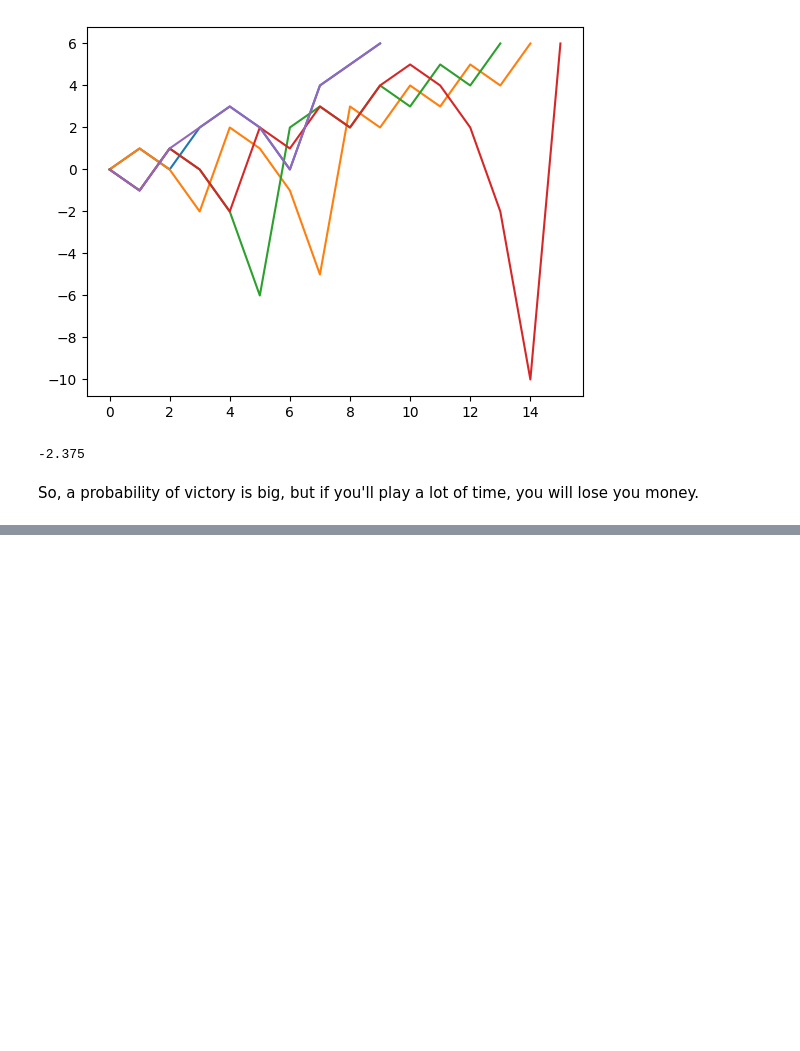
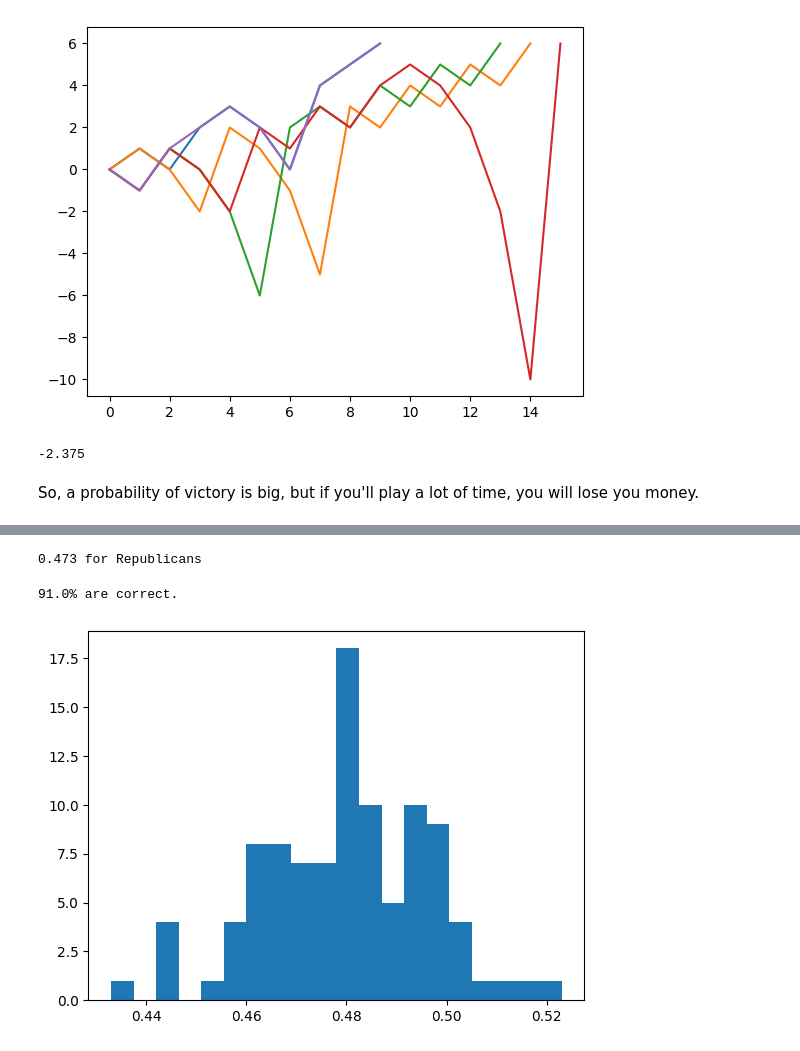
Before and after one commit to BadApproximator/probability_theory, a Jupyter notebook: simulations/Python/simulations.ipynb, the cells around one changed output, grey strips where cells are left out. Drawn from its saved outputs; the diff is of its cells as text; code cells hidden in the pictures; blank space fills up the shorter version.

```diff
--- a/simulations/Python/simulations.ipynb
+++ b/simulations/Python/simulations.ipynb
@@ -354,0 +369,31 @@ So, a probability of victory is big, but if you'll play a lot of time, you will
+# %%
+def OnePoll() -> int:
+    r = random.random()
+    if r < pRep:
+        return 1
+    return 0
+
+def Poll(sampleSizeArg) -> list[int]:
+    res = [OnePoll() for _ in range(sampleSizeArg)]
+    return res
+
+sampleSize = 1000
+pRep = 0.48
+
+poll = Poll(sampleSize)
+print(f"{np.sum(poll) / sampleSize} for Republicans")
+# %% [output]
+0.473 for Republicans
+# %%
+nSim = 100
+sampleSize = 1000
+manyPolls = [np.sum(Poll(sampleSize)) / sampleSize for _ in range(nSim)]
+
+resSum = sum(1 for x in manyPolls if x < 0.5)
+print(f"{resSum / nSim * 100}% are correct.")
+
+plt.hist(manyPolls, 20)
+plt.show()
+# %% [output]
+91.0% are correct.
+[figure, added]
```
Also changed, not shown: parts of 3 cells of this notebook.
